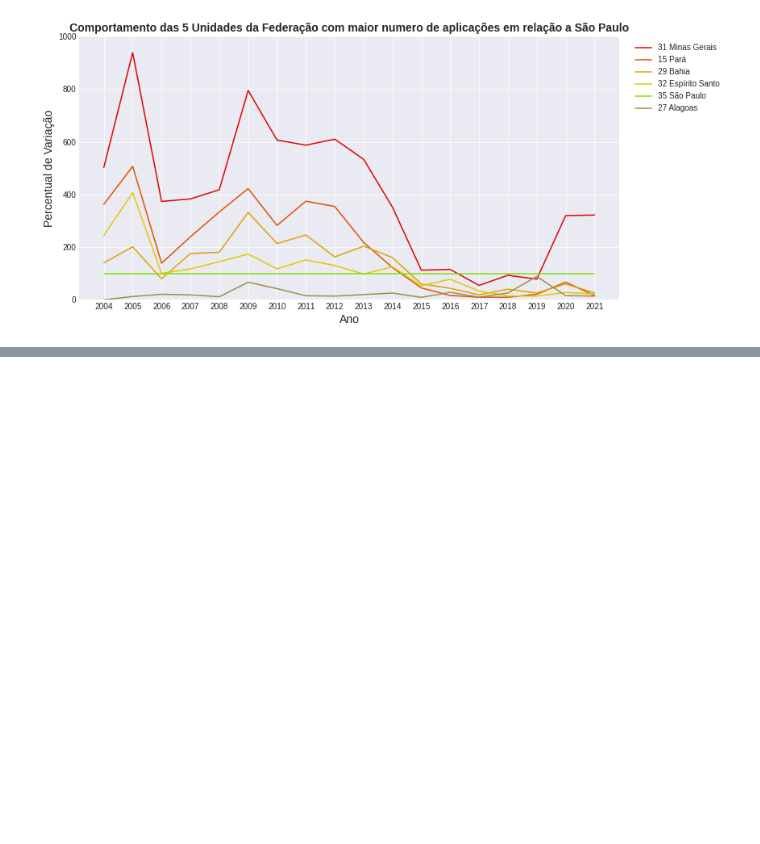
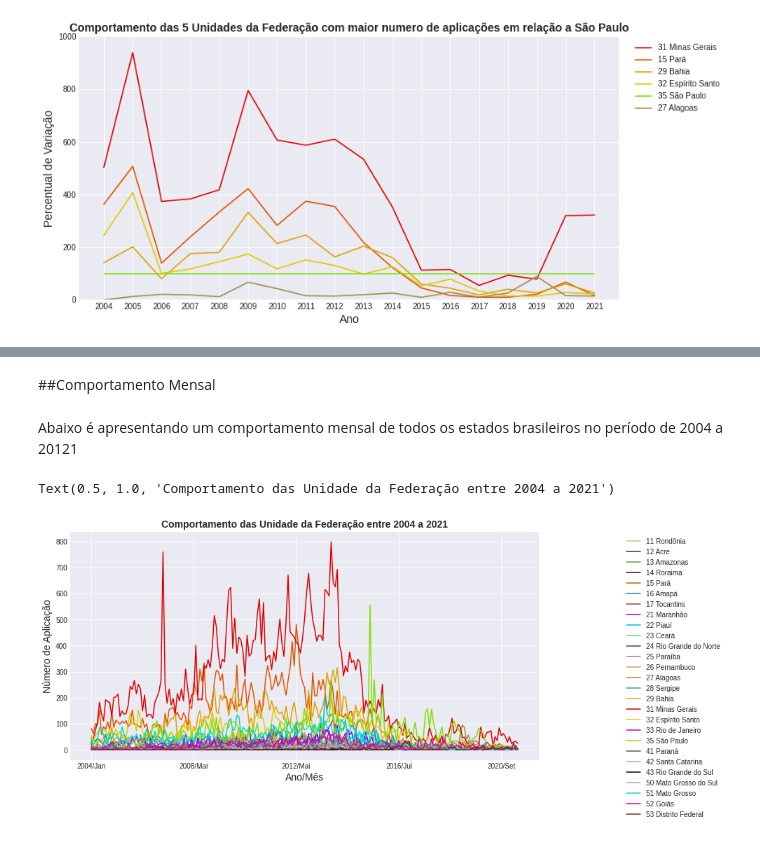
Before and after one commit to laugustovieira/Soro_Anti_Escorpionico, a Jupyter notebook: noteboocks/soro_anti_escorpionico.ipynb, the cells around one changed output, grey strips where cells are left out. Saved outputs shown, nothing was run; the diff lists cells and outputs as text; code cells hidden in the pictures; blank space fills up the shorter version.

```diff
--- a/noteboocks/soro_anti_escorpionico.ipynb
+++ b/noteboocks/soro_anti_escorpionico.ipynb
@@ -277,0 +379,16 @@ sns.set_palette(sns.color_palette("icefire", 27))
+# %% [markdown]
+##Comportamento Mensal
+# %% [markdown]
+Abaixo é apresentando um comportamento mensal de todos os estados brasileiros no período de 2004 a 20121
+# %%
+ax =dados_regiao_usaveis.T.plot(figsize=(12,6), color = colors2)
+plt.legend(bbox_to_anchor=(1,1))
+
+#definindo os labels dos eixos e título
+plt.legend(bbox_to_anchor=(1.4,1))
+plt.ylabel('Número de Aplicação', fontsize=14)
+plt.xlabel('Ano/Mês', fontsize=14)
+plt.title('Comportamento das Unidade da Federação entre 2004 a 2021', fontsize = 14, fontweight = 'bold')
+# %% [output]
+Text(0.5, 1.0, 'Comportamento das Unidade da Federação entre 2004 a 2021')
+[figure, added]
```
Also changed, not shown: parts of 18 cells of this notebook.
